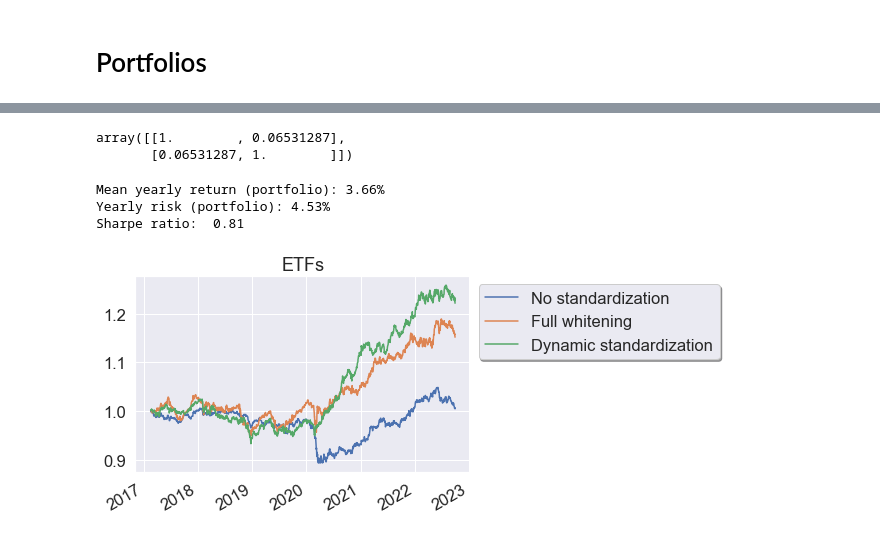
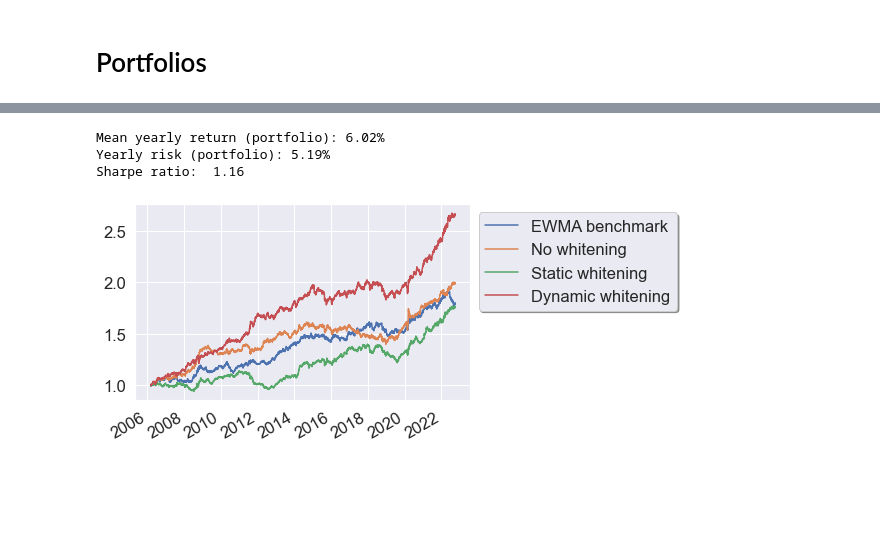
Before and after one commit to kasperjo/dynamic_whitening, a Jupyter notebook: FF_portfolio_retraining.ipynb, the cells around one changed output, grey strips where cells are left out. Drawn from its saved outputs; the diff is of its cells as text; code cells hidden in the pictures; blank space fills up the shorter version.

Commit message:
Portfolio simulation

```diff
--- a/FF_portfolio_retraining.ipynb
+++ b/FF_portfolio_retraining.ipynb
@@ -58,12 +61,12 @@ Excess sign: 1.01%
 # %%
 ### Get data in lagged format
 memory_nw = 1
-alpha_nw = 1e6
+alpha_nw = 1e-5
 
 pred_horizon = 0
 weighted = True
 
-update_period = int(252/2)
+update_period = 252
 
 ### Define features
 sigmas = np.std(data[:train_len+val_len], axis=0).reshape(1,-1)
@@ -143,7 +146,7 @@ Excess sign: 0.54%
 # %%
 ### Get data in lagged format
 memory_std = 1
-alpha_std = 1e-4
+alpha_std = 1
 
 pred_horizon = 0
 weighted = True
@@ -324,10 +327,10 @@ Excess signs: 1.03%
 # %%
 memory_tripple = 1
-alpha_tripple = 0.01
+alpha_tripple = 0.1
 
 pred_horizon = 0
 weighted = True
-update_period = int(252/2)
+update_period = 252
 
 
 T_half1 = 5
@@ -447,4 +450,4 @@ trader_EWMA = Trader(R_port, r_hat_ewma_port, sqrt_sigma_hats_full_port, dates=d
 trader_nw = Trader(R_port, r_hat_nw_port, sqrt_sigma_hats_full_port, dates=dates_port)
 trader_std = Trader(R_port, r_hat_std_port, sqrt_sigma_hats_full_port, dates=dates_port)
 trader_full = Trader(R_port, r_hat_full_port, sqrt_sigma_hats_full_port, dates=dates_port)
-trader_tripple = Trader(R_port, r_hat_tripple_port, sqrt_sigma_hats_tripple_port, dates=dates_port)
+trader_tripple = Trader(R_port, r_hat_tripple_port, sqrt_sigma_hats_full_port, dates=dates_port)
@@ -480,17 +473,11 @@ Sharpe ratio: 0.81
-# %%
-np.corrcoef(trader_tripple.R_hat.flatten(), trader_tripple.R.flatten())
-# %% [output]
-array([[1.        , 0.06531287],
-       [0.06531287, 1.        ]])
 # %%
-benchmark_portfolios = { "No standardization": trader_nw,
-"Full whitening": trader_full}
-trader_tripple.show_performance(benchmarks=benchmark_portfolios, label="Dynamic standardization", title="ETFs")
+benchmark_portfolios = {"EWMA benchmark": trader_EWMA, "No whitening": trader_nw, "Static whitening": trader_std}
+trader_tripple.show_performance(benchmarks=benchmark_portfolios, label="Dynamic whitening", title="")
 # %% [output]
-Mean yearly return (portfolio): 3.66%
-Yearly risk (portfolio): 4.53%
-Sharpe ratio:  0.81
+Mean yearly return (portfolio): 6.02%
+Yearly risk (portfolio): 5.19%
+Sharpe ratio:  1.16
-[figure, old version]
+[figure, new version]
 # %%
 print("EWMA benchmark"); trader_EWMA.get_metrics()
 print("\nNo standardization"); trader_nw.get_metrics()
```
Also changed, not shown: parts of 20 cells of this notebook.
